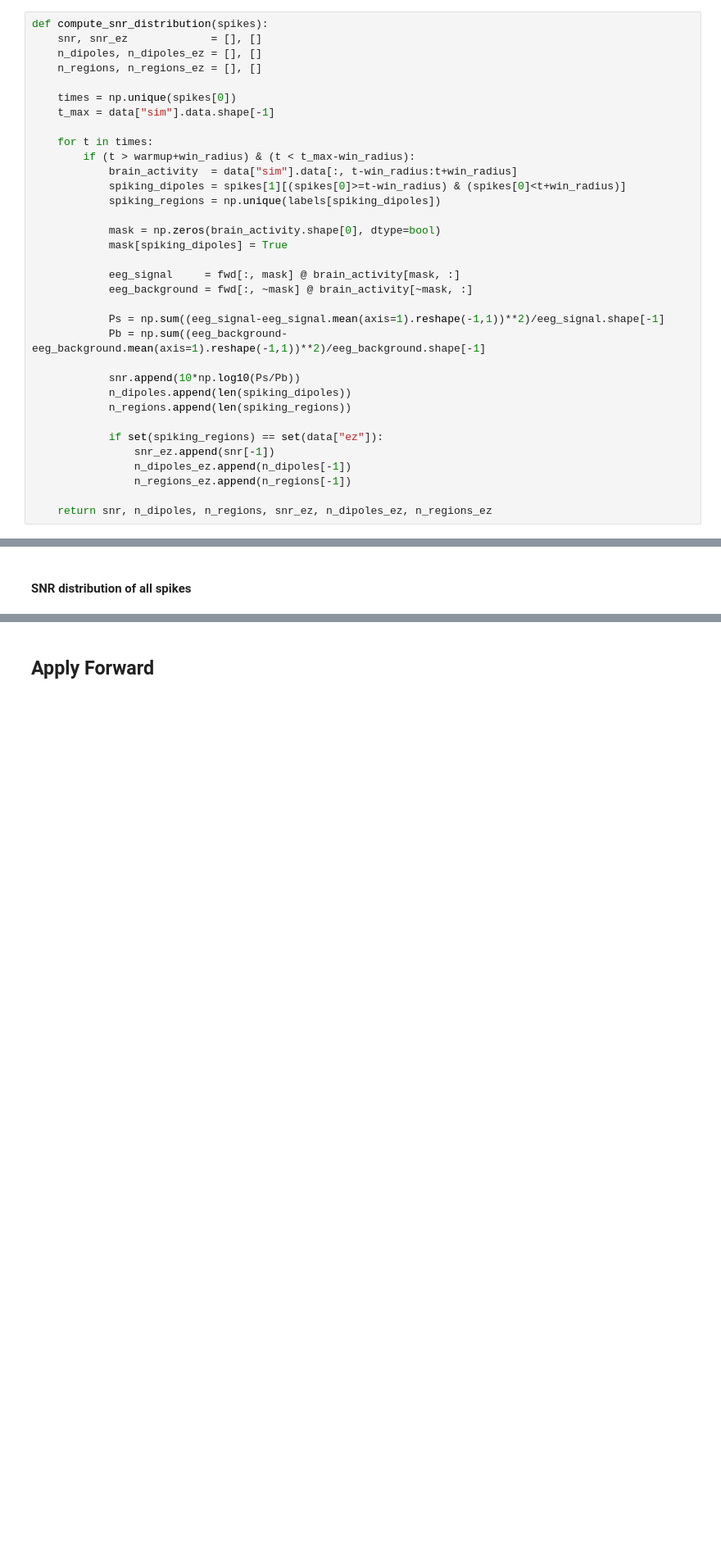
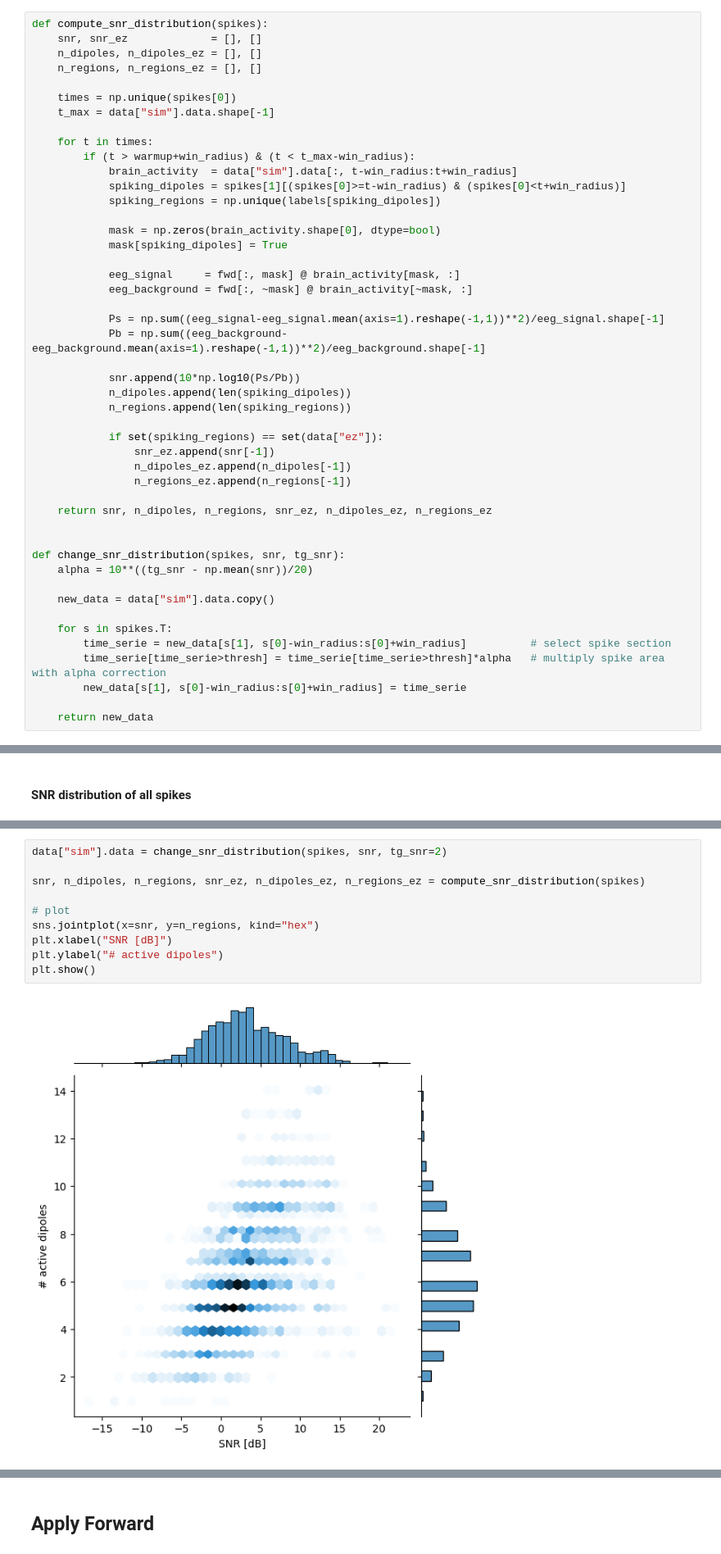
Before and after one commit to NinoHerve/mindmap, a Jupyter notebook: simulations/project_eeg.ipynb, the cells around one changed output, grey strips where cells are left out. Shown at 82% size. Drawn from its saved outputs; the diff is of its cells as text; blank space fills up the shorter version.

```diff
--- a/simulations/project_eeg.ipynb
+++ b/simulations/project_eeg.ipynb
@@ -73,6 +77,19 @@ def compute_snr_distribution(spikes):
                 n_regions_ez.append(n_regions[-1])
 
     return snr, n_dipoles, n_regions, snr_ez, n_dipoles_ez, n_regions_ez
+
+
+def change_snr_distribution(spikes, snr, tg_snr):
+    alpha = 10**((tg_snr - np.mean(snr))/20)
+
+    new_data = data["sim"].data.copy()
+
+    for s in spikes.T:
+        time_serie = new_data[s[1], s[0]-win_radius:s[0]+win_radius]          # select spike section
+        time_serie[time_serie>thresh] = time_serie[time_serie>thresh]*alpha   # multiply spike area with alpha correction
+        new_data[s[1], s[0]-win_radius:s[0]+win_radius] = time_serie
+
+    return new_data
 # %% [markdown]
 ## Fix Signal to Background Ratio
 # %% [markdown]
@@ -111,3 +127,15 @@ plt.show()
+# %%
+data["sim"].data = change_snr_distribution(spikes, snr, tg_snr=2)
+
+snr, n_dipoles, n_regions, snr_ez, n_dipoles_ez, n_regions_ez = compute_snr_distribution(spikes)
+
+# plot
+sns.jointplot(x=snr, y=n_regions, kind="hex")
+plt.xlabel("SNR [dB]")
+plt.ylabel("# active dipoles")
+plt.show()
+# %% [output]
+[figure, added]
 # %% [markdown]
 #### Fix SNR of Interictal Spikes
 1. Isolate only interictal spikes
```
Also changed, not shown: parts of 10 cells of this notebook, 12 other files.
